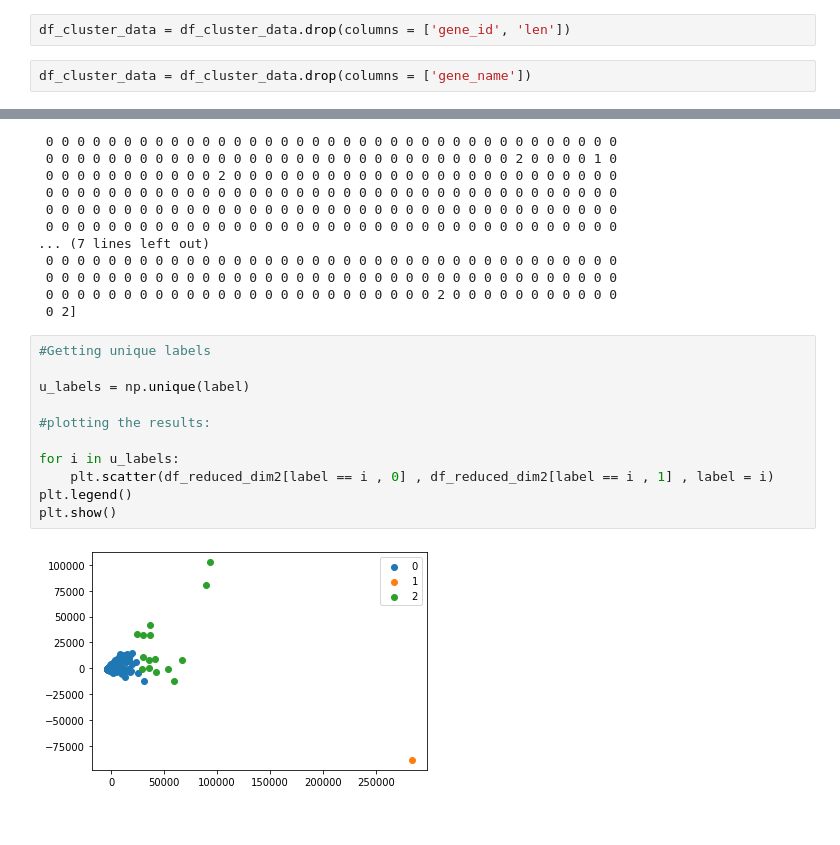
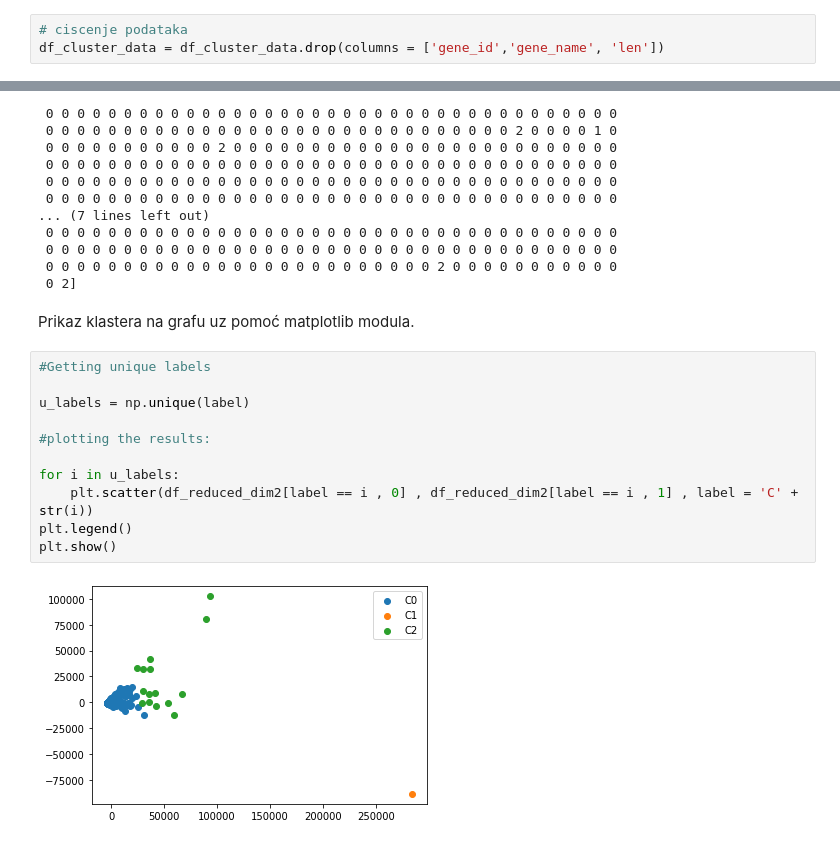
Before and after one commit to tprhat/uzop-projekt, a Jupyter notebook: uzop_projekt.ipynb, the cells around one changed output, grey strips where cells are left out. Saved outputs shown, nothing was run; the diff lists cells and outputs as text.

```diff
--- a/uzop_projekt.ipynb
+++ b/uzop_projekt.ipynb
@@ -301,6 +304,5 @@ print(df_cluster_data)
 
 [816 rows x 427 columns]
 # %%
-df_cluster_data = df_cluster_data.drop(columns = ['gene_id', 'len'])
+# ciscenje podataka
+df_cluster_data = df_cluster_data.drop(columns = ['gene_id','gene_name', 'len'])
-# %%
-df_cluster_data = df_cluster_data.drop(columns = ['gene_name'])
@@ -345,16 +351,18 @@ print(label)
  0 0 0 0 0 0 0 0 0 0 0 0 0 0 0 0 0 0 0 0 0 0 0 0 0 0 0 0 0 0 0 0 0 0 0 0 0
  0 0 0 0 0 0 0 0 0 0 0 0 0 0 0 0 0 0 0 0 0 0 0 0 0 2 0 0 0 0 0 0 0 0 0 0 0
  0 2]
+# %% [markdown]
+Prikaz klastera na grafu uz pomoć matplotlib modula.
 # %%
 #Getting unique labels
 
 u_labels = np.unique(label)
 
 #plotting the results:
 
 for i in u_labels:
-    plt.scatter(df_reduced_dim2[label == i , 0] , df_reduced_dim2[label == i , 1] , label = i)
+    plt.scatter(df_reduced_dim2[label == i , 0] , df_reduced_dim2[label == i , 1] , label = 'C' + str(i))
 plt.legend()
 plt.show()
 # %% [output]
-[figure, old version]
+[figure, new version]
```
Also changed, not shown: parts of 24 cells of this notebook.
